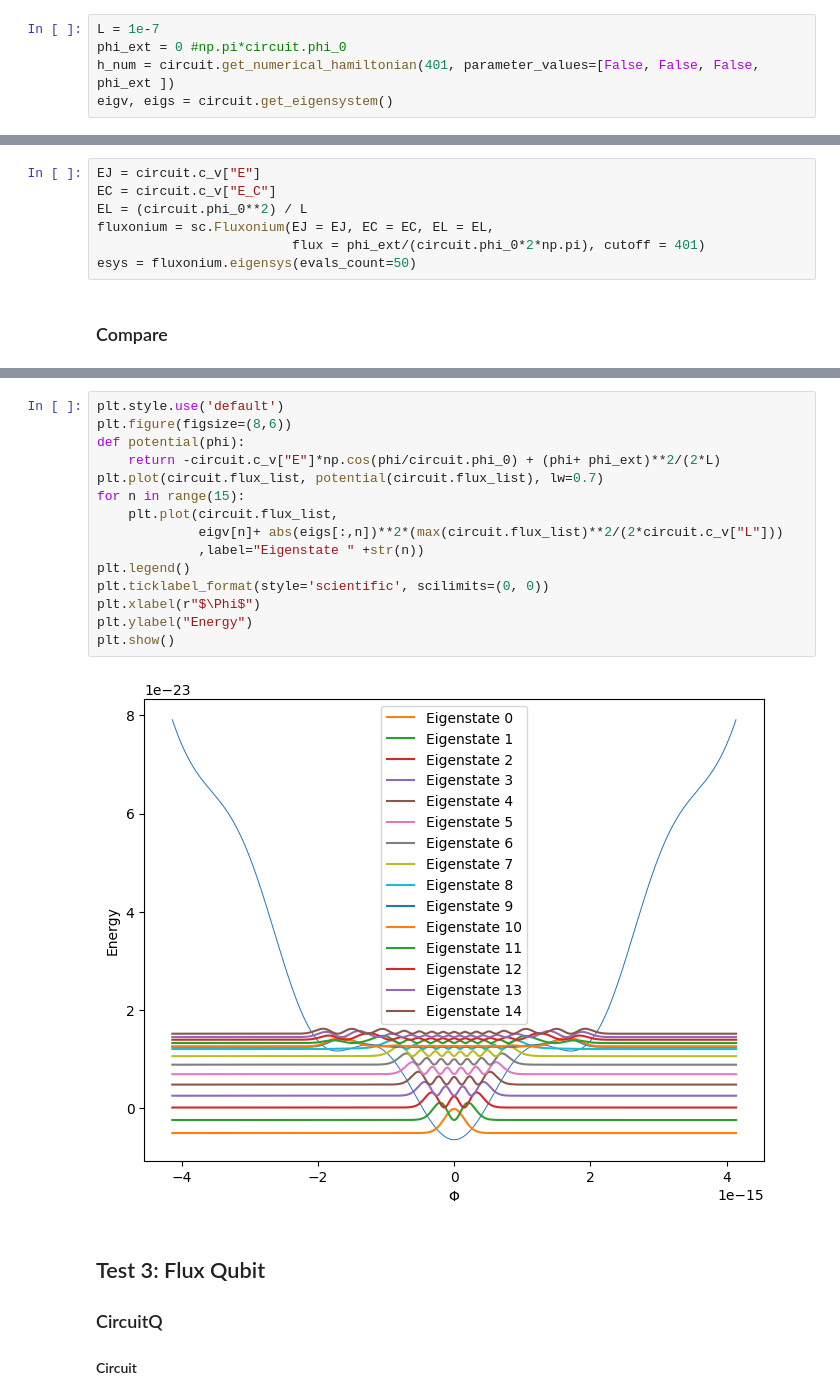
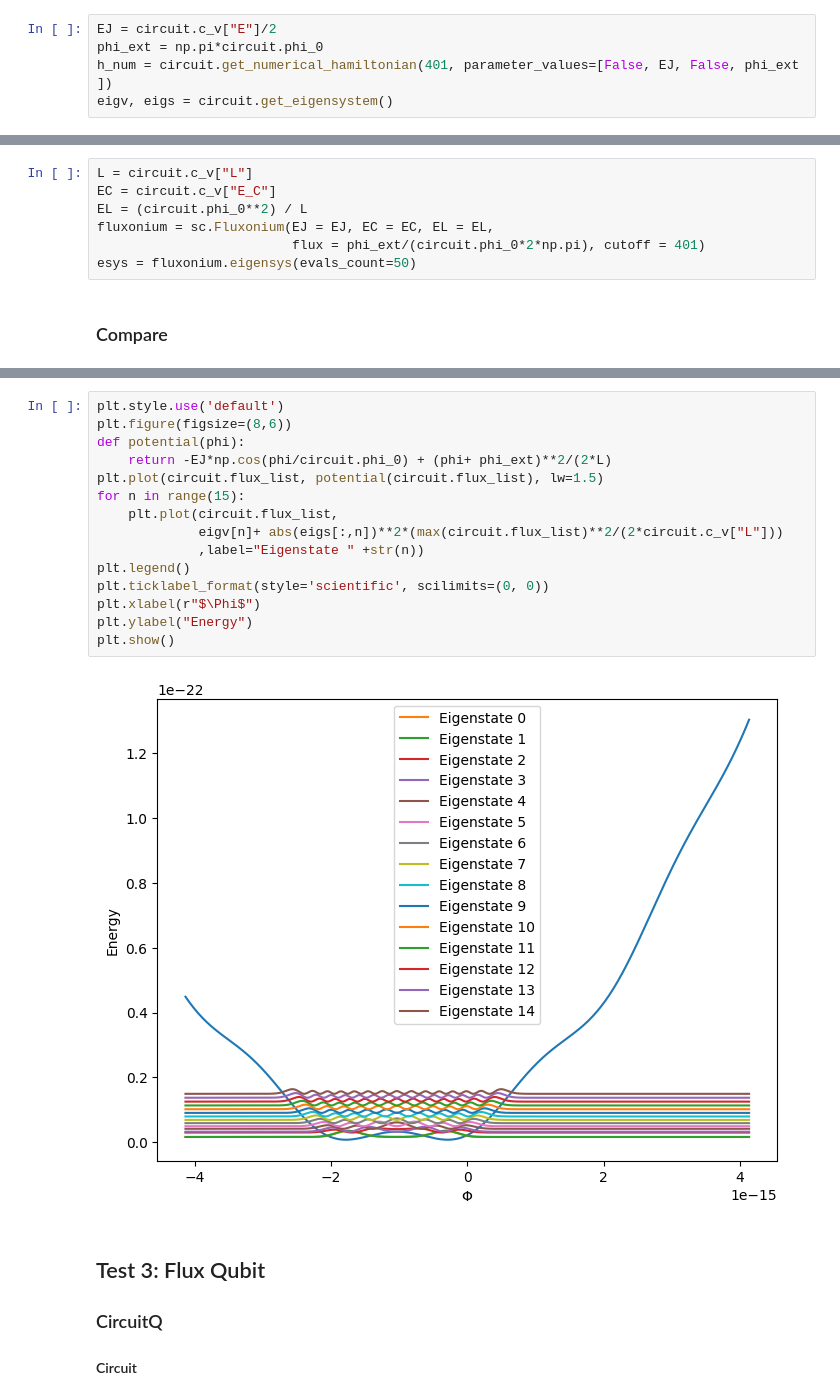
Before and after one commit to PhilippAumann/circuitq, a Jupyter notebook: notebooks/test_CircuitQ.ipynb, the cells around one changed output, grey strips where cells are left out. Cells and saved outputs as stored; diff of their text form.

```diff
--- a/notebooks/test_CircuitQ.ipynb
+++ b/notebooks/test_CircuitQ.ipynb
@@ -157,14 +157,14 @@ circuit.h_parameters
 # %% [markdown]
 #### Diagonalization
 # %%
-L = 1e-7
-phi_ext = 0 #np.pi*circuit.phi_0
-h_num = circuit.get_numerical_hamiltonian(401, parameter_values=[False, False, False, phi_ext ])
+EJ = circuit.c_v["E"]/2
+phi_ext = np.pi*circuit.phi_0
+h_num = circuit.get_numerical_hamiltonian(401, parameter_values=[False, EJ, False, phi_ext ])
 eigv, eigs = circuit.get_eigensystem()
 # %% [markdown]
 ### SCQubit
 # %%
-EJ = circuit.c_v["E"]
+L = circuit.c_v["L"]
 EC = circuit.c_v["E_C"]
 EL = (circuit.phi_0**2) / L
 fluxonium = sc.Fluxonium(EJ = EJ, EC = EC, EL = EL,
@@ -188,20 +199,20 @@ plt.show()
 # %%
 plt.style.use('default')
 plt.figure(figsize=(8,6))
 def potential(phi):
-    return -circuit.c_v["E"]*np.cos(phi/circuit.phi_0) + (phi+ phi_ext)**2/(2*L)
-plt.plot(circuit.flux_list, potential(circuit.flux_list), lw=0.7)
+    return -EJ*np.cos(phi/circuit.phi_0) + (phi+ phi_ext)**2/(2*L)
+plt.plot(circuit.flux_list, potential(circuit.flux_list), lw=1.5)
 for n in range(15):
     plt.plot(circuit.flux_list,
              eigv[n]+ abs(eigs[:,n])**2*(max(circuit.flux_list)**2/(2*circuit.c_v["L"]))
              ,label="Eigenstate " +str(n))
 plt.legend()
 plt.ticklabel_format(style='scientific', scilimits=(0, 0))
 plt.xlabel(r"$\Phi$")
 plt.ylabel("Energy")
 plt.show()
 # %% [output]
-[figure, old version]
+[figure, new version]
 # %% [markdown]
 ## Test 3: Flux Qubit
 ### CircuitQ
```
Also changed, not shown: parts of 2 cells of this notebook, 5 other files.
